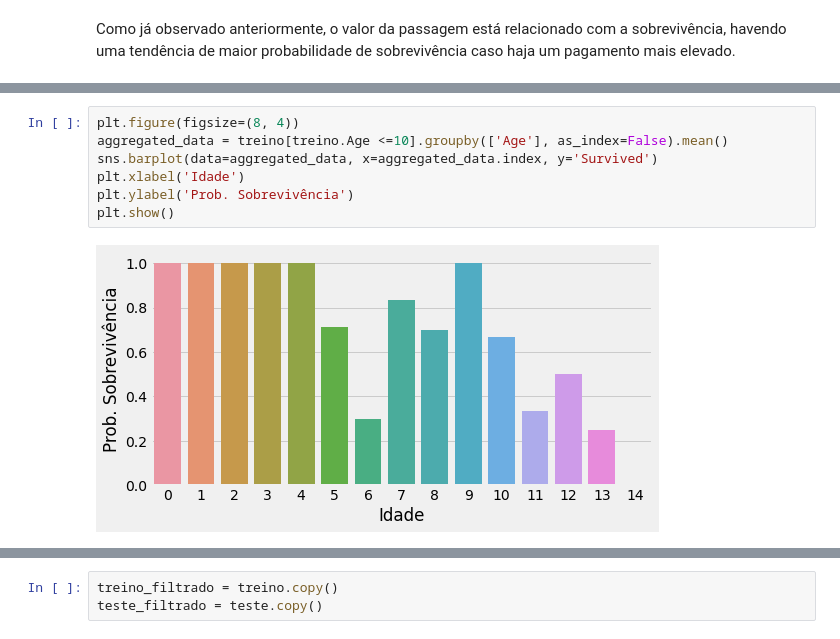
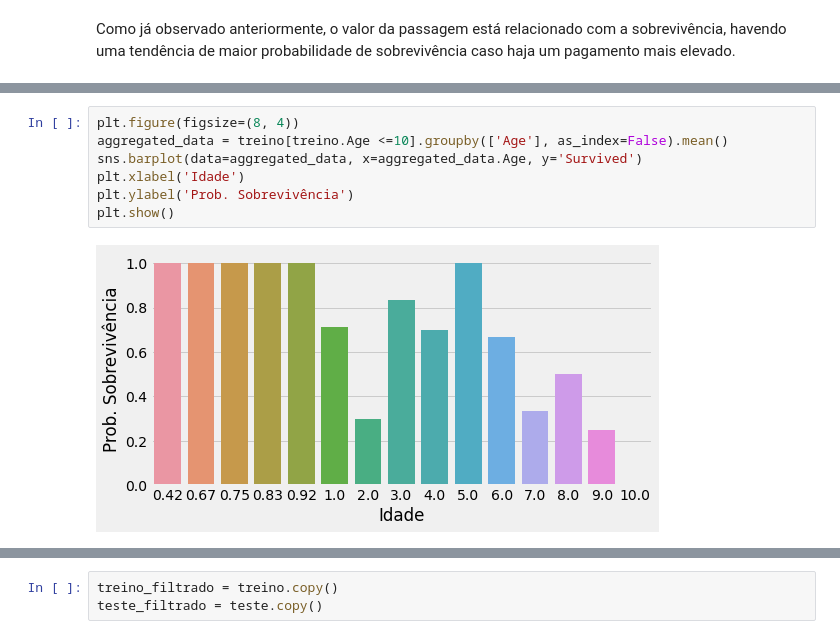
Before and after one commit to MarcosEduard0/Competicao-Tatanic, a Jupyter notebook: Análise do Titanic.ipynb, the cells around one changed output, grey strips where cells are left out. Cells and saved outputs as stored; diff of their text form.

```diff
--- a/Análise do Titanic.ipynb
+++ b/Análise do Titanic.ipynb
@@ -228,9 +300,9 @@ plt.show()
 # %%
 plt.figure(figsize=(8, 4))
 aggregated_data = treino[treino.Age <=10].groupby(['Age'], as_index=False).mean()
-sns.barplot(data=aggregated_data, x=aggregated_data.index, y='Survived')
+sns.barplot(data=aggregated_data, x=aggregated_data.Age, y='Survived')
 plt.xlabel('Idade')
 plt.ylabel('Prob. Sobrevivência')
 plt.show()
 # %% [output]
-[figure, old version]
+[figure, new version]
```
Also changed, not shown: parts of 97 cells of this notebook, 8 other files.
